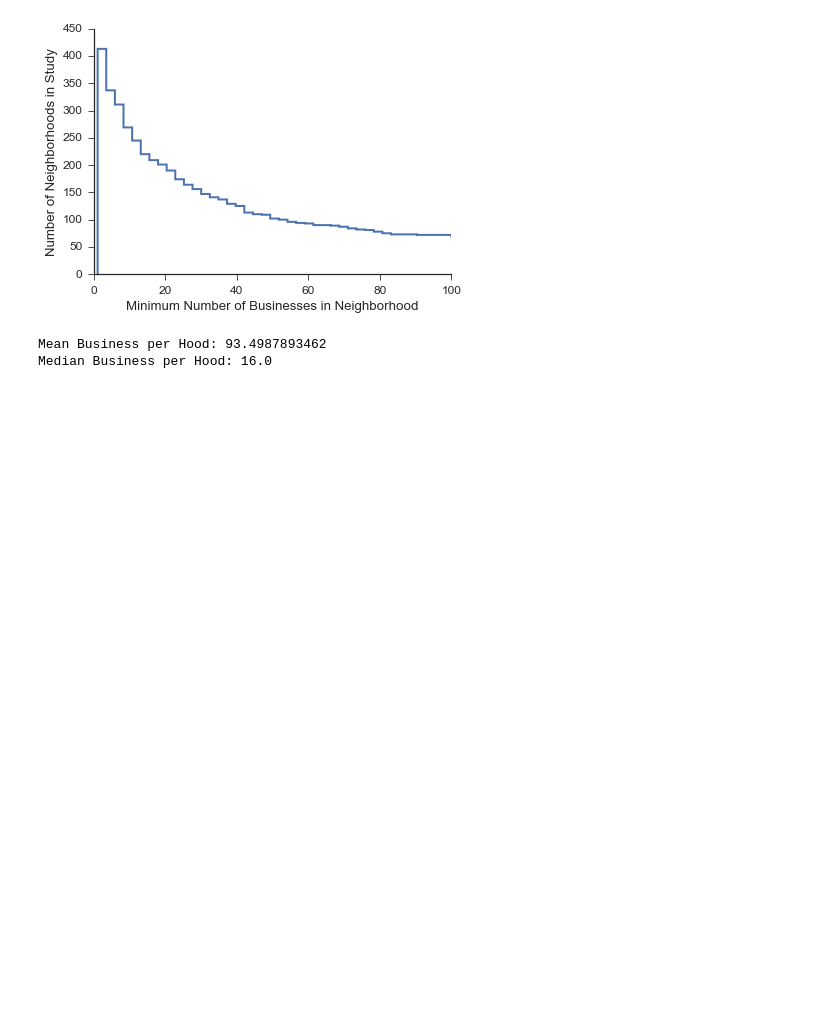
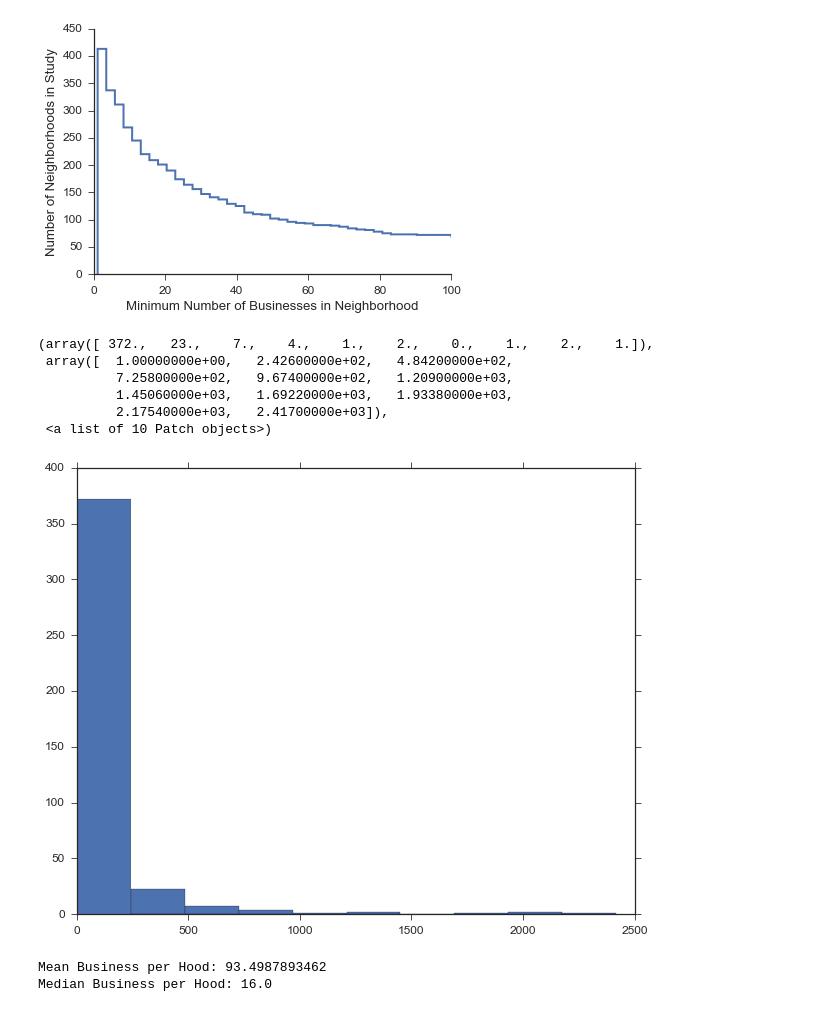
Before and after one commit to zihaoxu/jac_project, a Jupyter notebook: hood_shapes.ipynb, the cells around one changed output. Drawn from its saved outputs; the diff is of its cells as text; code cells hidden in the pictures; blank space fills up the shorter version.

```diff
--- a/hood_shapes.ipynb
+++ b/hood_shapes.ipynb
@@ -366,6 +436,16 @@ sns.despine()
 plt.savefig(fig_path + 'number_cutoff_2.png', dpi = 300, fmt = 'png')
 # %% [output]
 [figure]
+# %%
+plt.hist(np.unique(zillow_hood.values(), return_counts = True)[1])
+# %% [output]
+(array([ 372.,   23.,    7.,    4.,    1.,    2.,    0.,    1.,    2.,    1.]),
+ array([  1.00000000e+00,   2.42600000e+02,   4.84200000e+02,
+          7.25800000e+02,   9.67400000e+02,   1.20900000e+03,
+          1.45060000e+03,   1.69220000e+03,   1.93380000e+03,
+          2.17540000e+03,   2.41700000e+03]),
+ <a list of 10 Patch objects>)
+[figure, added]
 # %%
 print('Mean Business per Hood: ' + str(np.mean(np.unique(zillow_hood.values(), return_counts = True)[1])))
 print('Median Business per Hood: ' + str(np.median(np.unique(zillow_hood.values(), return_counts = True)[1])))
```
Also changed, not shown: parts of 11 cells of this notebook, 4 other files.
